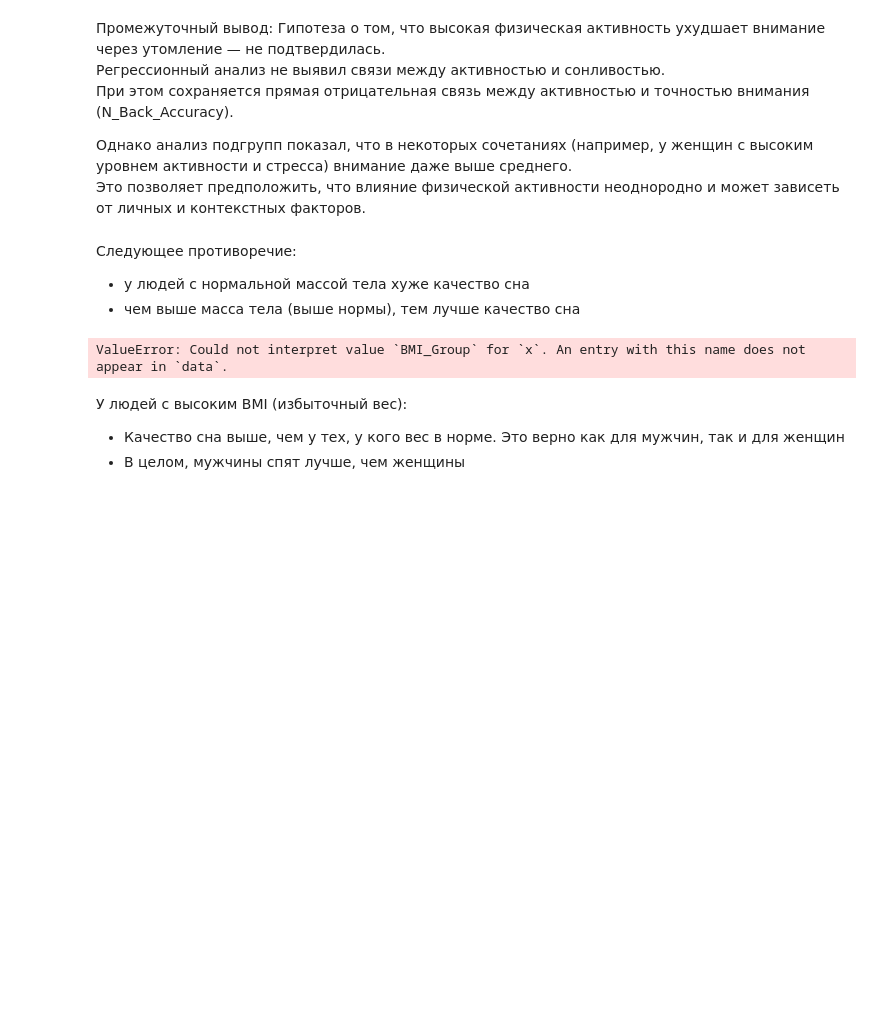
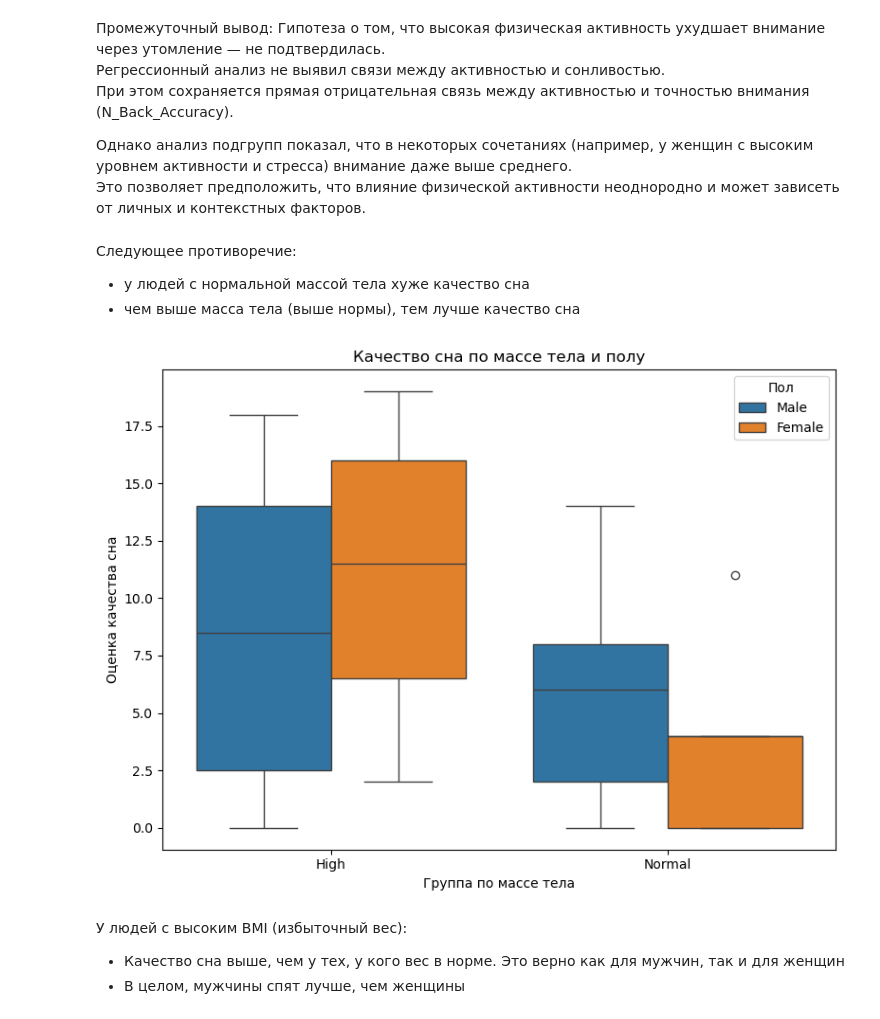
Before and after one commit to pbeginina/cognitive-dashboard, a Jupyter notebook: CognitiveDashboard.ipynb, the cells around one changed output. Saved outputs shown, nothing was run; the diff lists cells and outputs as text; code cells hidden in the pictures; blank space fills up the shorter version.

```diff
--- a/CognitiveDashboard.ipynb
+++ b/CognitiveDashboard.ipynb
@@ -296,11 +296,27 @@ plt.show()
 Следующее противоречие:
 - у людей с нормальной массой тела хуже качество сна
 - чем выше масса тела (выше нормы), тем лучше качество сна
-# %%
-sns.boxplot(data=df, x='BMI_Group', y='Sleep_Quality_Score', hue='Gender')
-plt.title("Качество сна по массe тела и полу")
-# %% [output]
-ValueError: Could not interpret value `BMI_Group` for `x`. An entry with this name does not appear in `data`.
+# %%
+# Создание категориальной переменной BMI_Group
+def get_bmi_group(row):
+    if row['BMI_High'] == 1:
+        return 'High'
+    elif row['BMI_Normal'] == 1:
+        return 'Normal'
+
+df['BMI_Group'] = df.apply(get_bmi_group, axis=1)
+
+# Построение boxplot
+plt.figure(figsize=(8, 6))
+sns.boxplot(data=df, x='BMI_Group', y='Sleep_Quality_Score', hue='Gender')
+plt.title("Качество сна по массе тела и полу")
+plt.xlabel("Группа по массе тела")
+plt.ylabel("Оценка качества сна")
+plt.legend(title="Пол")
+plt.tight_layout()
+plt.show()
+# %% [output]
+[figure, added]
 # %% [markdown]
 
 У людей с высоким BMI (избыточный вес):
```
Also changed, not shown: parts of 3 cells of this notebook.
